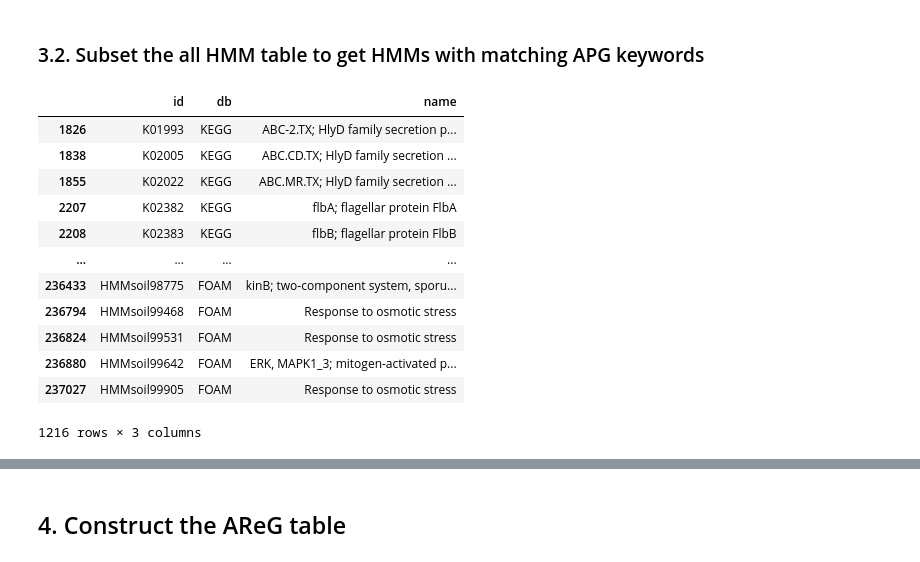
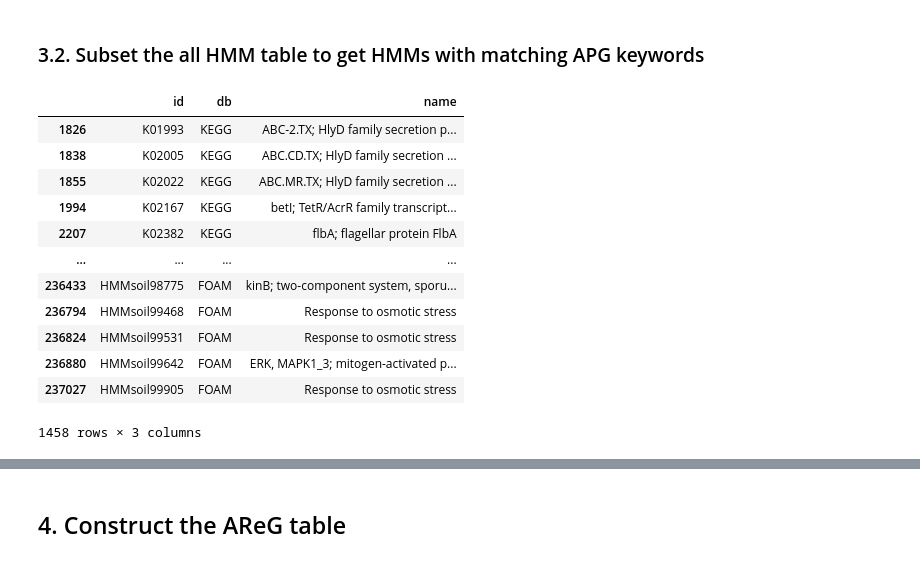
Before and after one commit to AnantharamanLab/CheckAMG, a Jupyter notebook: notebooks/make_checkamg_required_tables.ipynb, the cells around one changed output, grey strips where cells are left out. Saved outputs shown, nothing was run; the diff lists cells and outputs as text; code cells hidden in the pictures.

```diff
--- a/notebooks/make_checkamg_required_tables.ipynb
+++ b/notebooks/make_checkamg_required_tables.ipynb
@@ -1323,22 +1364,28 @@ physiology_keywords = {
 # %% [markdown]
 ### 3.2. Subset the all HMM table to get HMMs with matching APG keywords
 # %%
-APGs = all_hmms[all_hmms["name"].str.contains('|'.join(physiology_keywords.keys()), case=False, na=False)]
+relaxed_part = rf"(?i:(?:{'|'.join(map(re.escape, physiology_keywords_relaxed.keys()))}))"
+strict_parts = [
+    _kw_to_regex(k, v.get("case_sensitive", False), v.get("whole_word", False))
+    for k, v in physiology_keywords_strict.items()
+]
+pattern = rf"(?:{relaxed_part}" + (rf"|(?:{'|'.join(strict_parts)})" if strict_parts else "") + r")"
+APGs = all_hmms[all_hmms["name"].str.contains(pattern, regex=True, na=False)]
 APGs
 # %% [output]
 |  | id | db | name |
 | 1826 | K01993 | KEGG | ABC-2.TX; HlyD family secretion p... |
 | 1838 | K02005 | KEGG | ABC.CD.TX; HlyD family secretion ... |
 | 1855 | K02022 | KEGG | ABC.MR.TX; HlyD family secretion ... |
+| 1994 | K02167 | KEGG | betI; TetR/AcrR family transcript... |
 | 2207 | K02382 | KEGG | flbA; flagellar protein FlbA |
-| 2208 | K02383 | KEGG | flbB; flagellar protein FlbB |
 | ... | ... | ... | ... |
 | 236433 | HMMsoil98775 | FOAM | kinB; two-component system, sporu... |
 | 236794 | HMMsoil99468 | FOAM | Response to osmotic stress |
 | 236824 | HMMsoil99531 | FOAM | Response to osmotic stress |
 | 236880 | HMMsoil99642 | FOAM | ERK, MAPK1_3; mitogen-activated p... |
 | 237027 | HMMsoil99905 | FOAM | Response to osmotic stress |
-1216 rows × 3 columns
+1458 rows × 3 columns
 # %%
 APGs['db'].value_counts()
 # %% [output]
```
Also changed, not shown: parts of 71 cells of this notebook, 34 other files.
